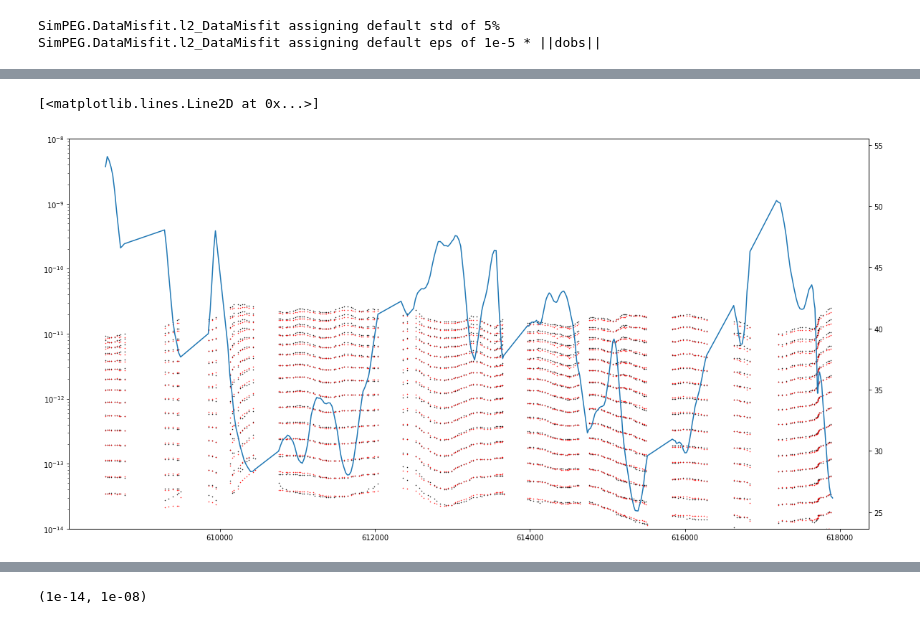
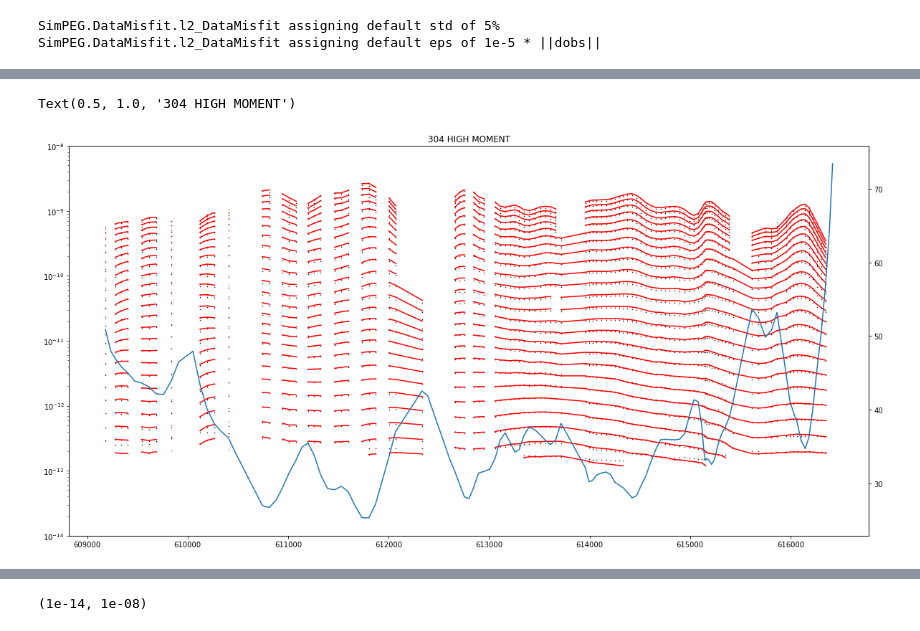
Before and after one commit to igotchalk/timelapseAEM, a Jupyter notebook: notebook/2D_2017-2019_together.ipynb, the cells around one changed output, grey strips where cells are left out. Cells and saved outputs as stored; diff of their text form; code cells hidden in the pictures.

```diff
--- a/notebook/2D_2017-2019_together.ipynb
+++ b/notebook/2D_2017-2019_together.ipynb
@@ -70,6 +68,7 @@ dem = df.loc[msk,'ELEVATION'].values[:]
 height = df.loc[msk,'INVALT'].values[:]
 # height = df.loc[msk,'TX_ALTITUDE'].values[:]
 system = df.loc[msk,'skytem_type'].values[:]
+msk_312 = system==312
 rx_locations = np.c_[xy[:,:], height+dem+2.]
 src_locations = np.c_[xy[:,:], height+dem]
 topo = np.c_[xy[:,:], dem]
@@ -393,0 +380,31 @@ uncert[inactive_inds] = np.Inf
+# %%
+floor_hm = 0.
+floor_lm = 0.
+std = 0.05
+
+
+data = []
+uncert = []
+for idx in data_lm_all.index:
+    if data_lm_all.loc[idx,'skytem_type']==312:
+        data.append(np.r_[data_hm_all.loc[idx+1,hm_header_312].values/area_312,
+                          data_lm_all.loc[idx,lm_header_312].values/area_312])
+        uncert.append(np.r_[abs(data_hm_all.loc[idx+1,hm_header_312].values)/area_312*std + floor_hm,
+                            abs(data_lm_all.loc[idx,lm_header_312].values)/area_312*std + floor_lm])
+
+    elif data_lm_all.loc[idx,'skytem_type']==304:
+        data.append(np.r_[data_hm_all.loc[idx+1,hm_header_304].values/area_304,
+                          data_lm_all.loc[idx,lm_header_304].values/area_304])
+
+        uncert.append(np.r_[abs(data_hm_all.loc[idx+1,hm_header_304].values)/area_304*std + floor_hm,
+                            abs(data_lm_all.loc[idx,lm_header_304].values)/area_304*std + floor_lm])
+    else:
+        print(data_lm_all.loc[idx,'skytem_type'])
+
+
+dobs = np.concatenate(data).ravel().astype('float')
+uncert = np.concatenate(uncert).ravel().astype('float')
+dobs[np.isnan(dobs)] = 9999./area_312
+inactive_inds = np.logical_or(dobs==9999./area_304,dobs==9999./area_312)
+survey.dobs = -dobs.copy()
+uncert[inactive_inds] = np.Inf
@@ -420,7 +461,7 @@ uncert size 10164
 # x = (1e-2,10., 1.,)
 # y = (1e-2,1.,  1.,)
 # for alpha_s,alpha_x,alpha_y in zip(s,x,y):
-alpha_s,alpha_x,alpha_y = (1., 10., 1. )
+alpha_s,alpha_x,alpha_y = (1e-2, 10., 1. )
 output_dir = Path("/scratch/users/ianpg/timelapseAEM/l2-1719-s{}x{}y{}/"
                   .format(int(100*alpha_s),int(100*alpha_x),int(100*alpha_y)))
 
@@ -515,6 +556,7 @@ mopt = mopt2.copy()
 # %%
 import local_utils
 outDict = local_utils.load_obj(output_dir,'outDict')
+mopt = outDict[len(outDict)]['m']
 # %%
 from matplotlib.colors import LogNorm
 from simpegEM1D import ModelIO
@@ -598,11 +697,11 @@ DPRED_LM = DPRED[:,times_HM_312.size:]
 # %%
-ii = 9
 fig, ax = plt.subplots(1,1, figsize=(20, 10))
-out = plt.semilogy(xy[:,0], abs(DOBS_HM[:,:]), 'k.', ms=1)
-out = plt.semilogy(xy[:,0], abs(DPRED_HM[:,:]), 'r.', ms=1)
+out = plt.semilogy(xy[:,0][~msk_312], abs(DOBS_HM_304[:,:]), 'k.', ms=1)
+out = plt.semilogy(xy[:,0][~msk_312], abs(DPRED_HM_304[:,:]), 'r.-', ms=1)
 ax_1 = ax.twinx()
 ax.set_ylim(1e-14, 1e-8)
-ax_1.plot(xy[:,0],height)
+ax_1.plot(xy[:,0][~msk_312],height[~msk_312],)
+plt.title('304 HIGH MOMENT')
 # %% [output]
-[<matplotlib.lines.Line2D at 0x...>]
+Text(0.5, 1.0, '304 HIGH MOMENT')
-[figure, old version]
+[figure, new version]
```
Also changed, not shown: parts of 59 cells of this notebook.
